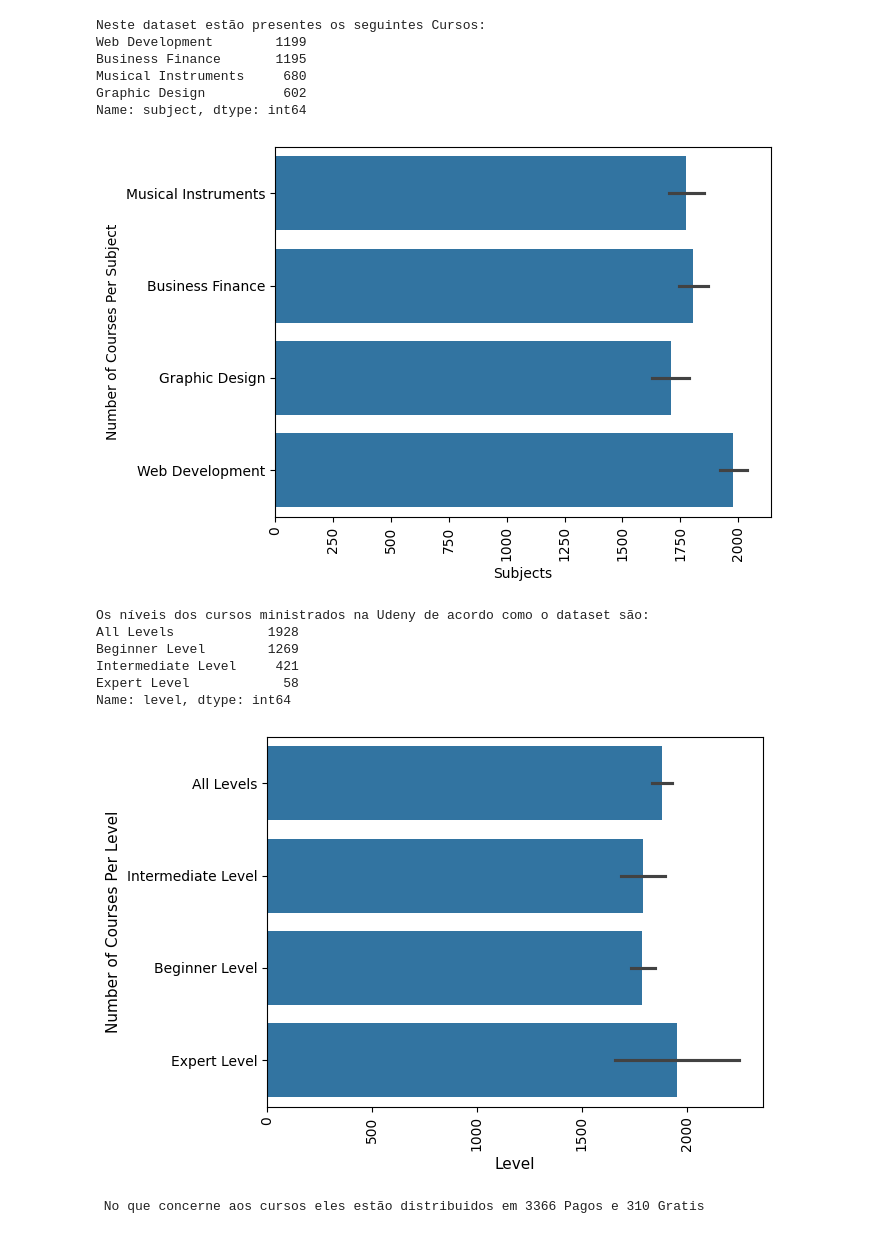
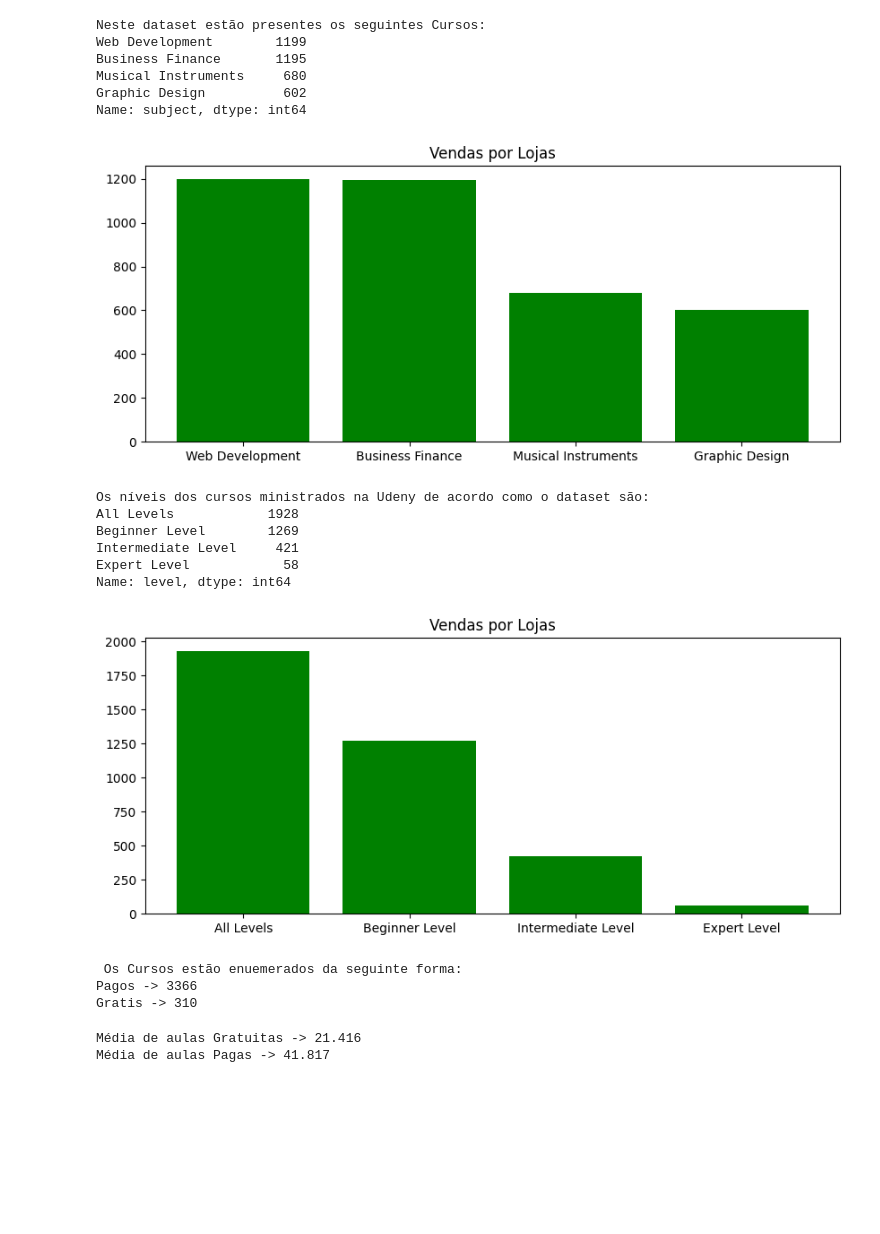
Before and after one commit to Gcango/Analise_e_Avaliacao_curso_da_Udemy, a Jupyter notebook: Analise_Avaliaçao_UdemyCourse.ipynb, the cells around one changed output. Cells and saved outputs as stored; diff of their text form; code cells hidden in the pictures; blank space fills up the shorter version.

```diff
--- a/Analise_Avaliaçao_UdemyCourse.ipynb
+++ b/Analise_Avaliaçao_UdemyCourse.ipynb
@@ -112,11 +112,16 @@ Musical Instruments     680
 Graphic Design          602
 Name: subject, dtype: int64
 # %%
-sns.barplot(dados['subject'])
-plt.xlabel("Subjects")
-plt.ylabel("Number of Courses Per Subject")
-plt.xticks(rotation=90)
+#sns.barplot(dados['subject'])
+#plt.xlabel("Subjects")
+#plt.ylabel("Number of Courses Per Subject")
+#plt.xticks(rotation=90)
+#plt.show()
+
+plt.figure(figsize=(10, 4))
+plt.bar(qtd_curso.index, qtd_curso.values, color='g')
+plt.title('Vendas por Lojas');
 plt.show()
 # %% [output]
-[figure, old version]
+[figure, new version]
 # %%
@@ -132,17 +137,25 @@ Intermediate Level     421
 Expert Level            58
 Name: level, dtype: int64
 # %%
-sns.barplot(dados['level'])
-plt.xlabel("Level", fontsize=11)
-plt.ylabel("Number of Courses Per Level",fontsize=11)
-plt.xticks(rotation=90)
+#sns.barplot(dados['level'])
+#plt.xlabel("Level", fontsize=11)
+#plt.ylabel("Number of Courses Per Level",fontsize=11)
+#plt.xticks(rotation=90)
+#plt.show()
+
+plt.figure(figsize=(10, 4))
+plt.bar(cursos.index, cursos.values, color='g')
+plt.title('Vendas por Lojas');
 plt.show()
 # %% [output]
-[figure, old version]
+[figure, new version]
 # %%
 #4) - Enumera os Cursos Gratis e Pagos disponiveis no UDEME?
 # %%
 gratis_pago = dados['is_paid'].value_counts()
-print(f" No que concerne aos cursos eles estão distribuidos em {gratis_pago[0]} Pagos e {gratis_pago[1]} Gratis")
+print(f"Os Cursos estão enuemerados da seguinte forma:")
+print(f"Pagos -> {gratis_pago[0]} \nGratis -> {gratis_pago[1]}")
 # %% [output]
- No que concerne aos cursos eles estão distribuidos em 3366 Pagos e 310 Gratis
+ Os Cursos estão enuemerados da seguinte forma:
+Pagos -> 3366
+Gratis -> 310
@@ -152,0 +164,7 @@ dados.groupby('is_paid')['num_lectur']
+# %%
+media_aulas_gp = dados.groupby('is_paid')['num_lectures'].mean()
+print(f"Média de aulas Gratuitas -> {media_aulas_gp[0]:.3f}")
+print(f"Média de aulas Pagas -> {media_aulas_gp[1]:.3f}")
+# %% [output]
+Média de aulas Gratuitas -> 21.416
+Média de aulas Pagas -> 41.817
```
Also changed, not shown: parts of 22 cells of this notebook.
